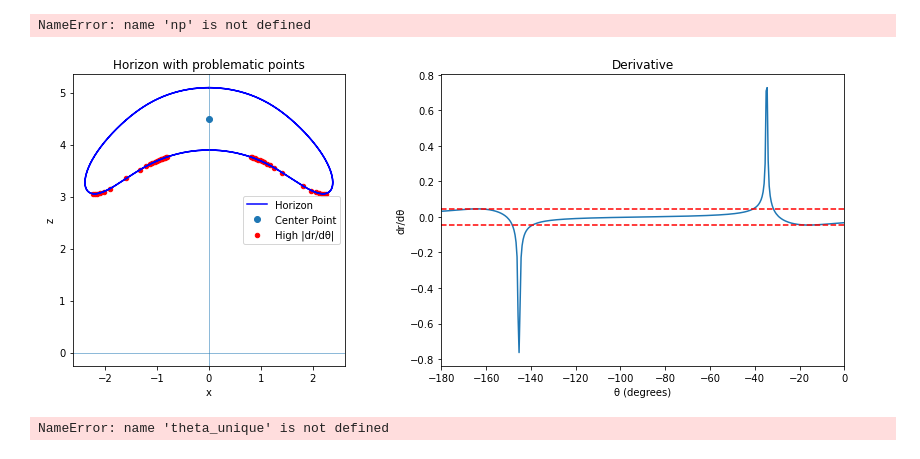
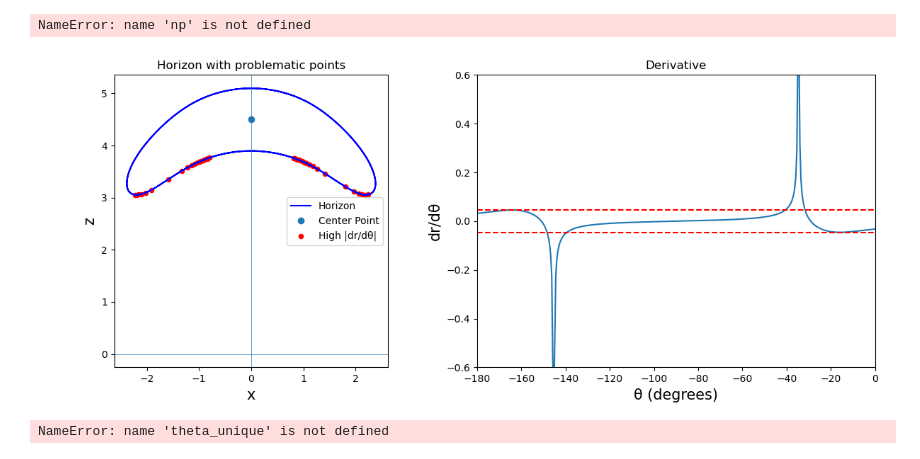
Before and after one commit to Ashix122/BSMS_thesis, a Jupyter notebook: notebooks/plot.ipynb, the cells around one changed output. Saved outputs shown, nothing was run; the diff lists cells and outputs as text; code cells hidden in the pictures.

Commit message:
Corrected plots and enabled rasterisation

```diff
--- a/notebooks/plot.ipynb
+++ b/notebooks/plot.ipynb
@@ -372,38 +370,39 @@ bad = np.abs(dr_dtheta) > threshold
 plt.figure(figsize=(12,5))
 
 # --- Horizon plot ---
 plt.subplot(1,2,1)
 plt.plot(x_curve, z_curve, 'b', label="Horizon")
 
 # highlight problematic points
 plt.scatter(x_binned[bad], z_binned[bad],
             color='red', s=20, label="High |dr/dθ|")
 
 plt.axhline(0, linewidth=0.5)
 plt.axvline(0, linewidth=0.5)
 
 plt.gca().set_aspect('equal')
-plt.xlabel("x")
-plt.ylabel("z")
+plt.xlabel("x",fontsize=15)
+plt.ylabel("z",fontsize=15)
 plt.title("Horizon with problematic points")
 plt.plot(0, 4.5, 'o',label="Center Point")
 
 plt.legend()
   # 'o' creates a dot
 # --- Derivative plot ---
 plt.subplot(1,2,2)
 plt.plot(theta_deg, dr_dtheta)
 plt.axhline(threshold, color='r', linestyle='--')
 plt.axhline(-threshold, color='r', linestyle='--')
 plt.xlim(-180,0)
-plt.xlabel("θ (degrees)")
-plt.ylabel("dr/dθ")
+plt.ylim(-0.6,0.6)
+plt.xlabel("θ (degrees)",fontsize=15)
+plt.ylabel("dr/dθ",fontsize=15)
 plt.title("Derivative")
 plt.savefig("problematic.pdf")
 plt.tight_layout()
 plt.show()
 # %% [output]
-[figure, old version]
+[figure, new version]
 # %%
 # =========================
 # Convert to degrees
```
Also changed, not shown: parts of 2 cells of this notebook, 7 other files.
